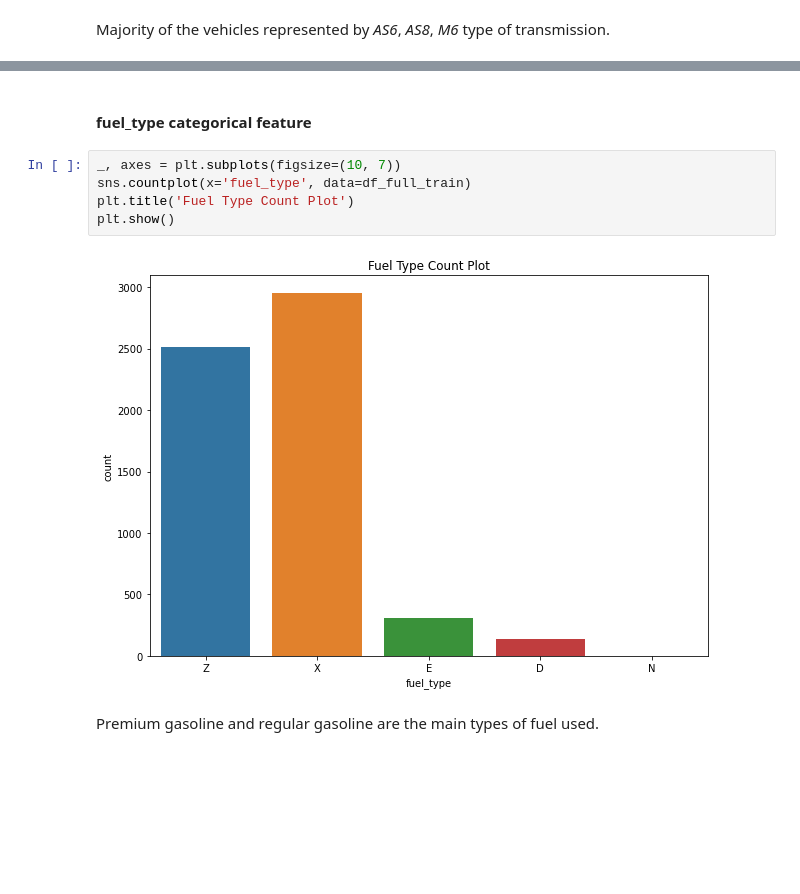
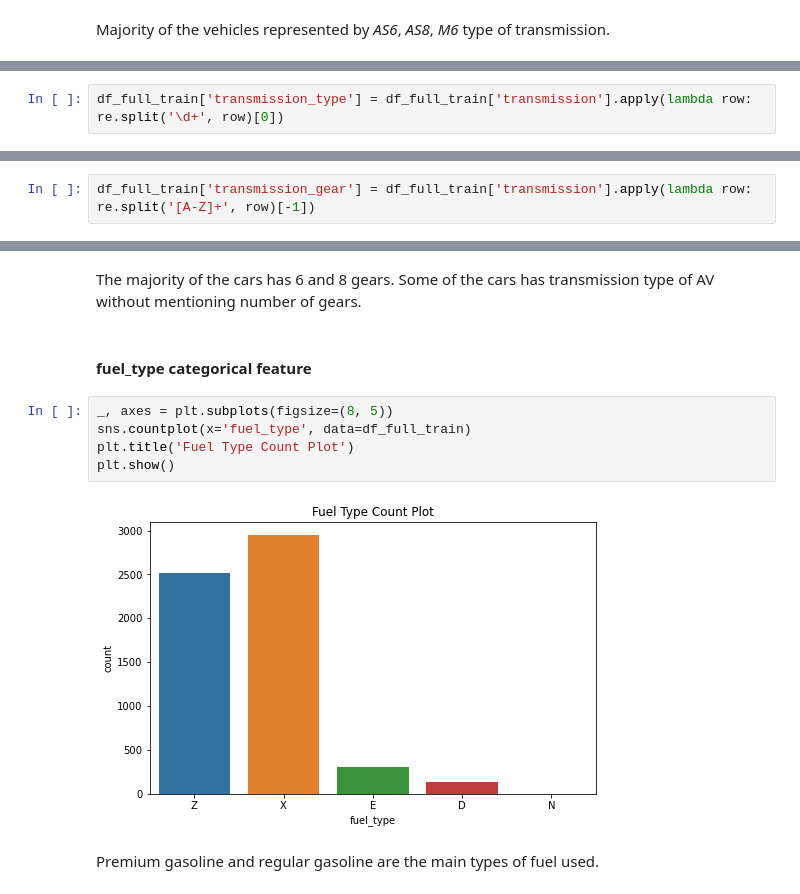
Before and after one commit to DZorikhin/co2_emissions, a Jupyter notebook: notebook.ipynb, the cells around one changed output, grey strips where cells are left out. Drawn from its saved outputs; the diff is of its cells as text; blank space fills up the shorter version.

```diff
--- a/notebook.ipynb
+++ b/notebook.ipynb
@@ -206,0 +215,2 @@ Majority of the vehicles represented by *AS6*, *AS8*, *M6* type of transmission.
+# %%
+df_full_train['transmission_type'] = df_full_train['transmission'].apply(lambda row: re.split('\d+', row)[0])
@@ -206,0 +223,2 @@ Majority of the vehicles represented by *AS6*, *AS8*, *M6* type of transmission.
+# %%
+df_full_train['transmission_gear'] = df_full_train['transmission'].apply(lambda row: re.split('[A-Z]+', row)[-1])
@@ -207,12 +247,14 @@ Majority of the vehicles represented by *AS6*, *AS8*, *M6* type of transmission.
+# %% [markdown]
+The majority of the cars has 6 and 8 gears. Some of the cars has transmission type of AV without mentioning number of gears.
 # %% [markdown]
 #### **fuel_type** categorical feature
 # %%
-_, axes = plt.subplots(figsize=(10, 7))
+_, axes = plt.subplots(figsize=(8, 5))
 sns.countplot(x='fuel_type', data=df_full_train)
 plt.title('Fuel Type Count Plot')
 plt.show()
 # %% [output]
-[figure, old version]
+[figure, new version]
 # %% [markdown]
 Premium gasoline and regular gasoline are the main types of fuel used.
 # %% [markdown]
```
Also changed, not shown: parts of 19 cells of this notebook.
